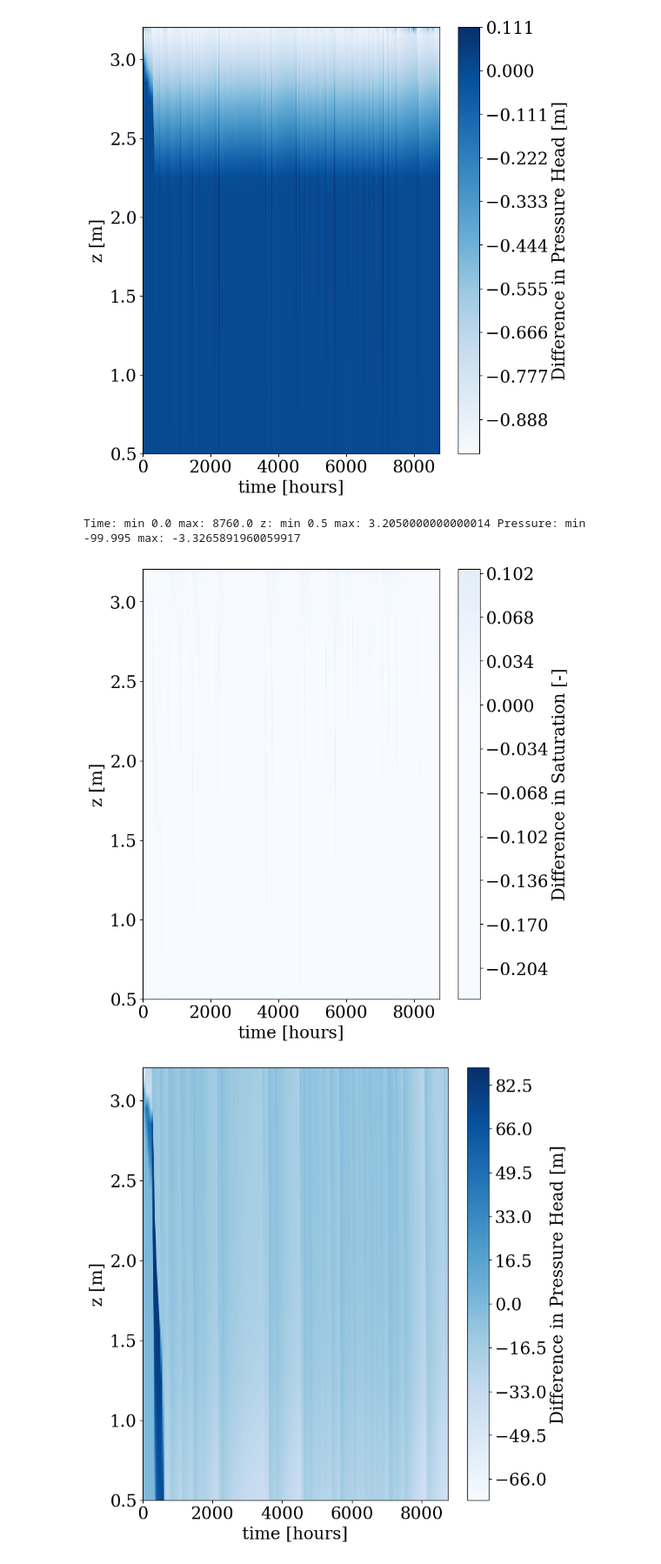
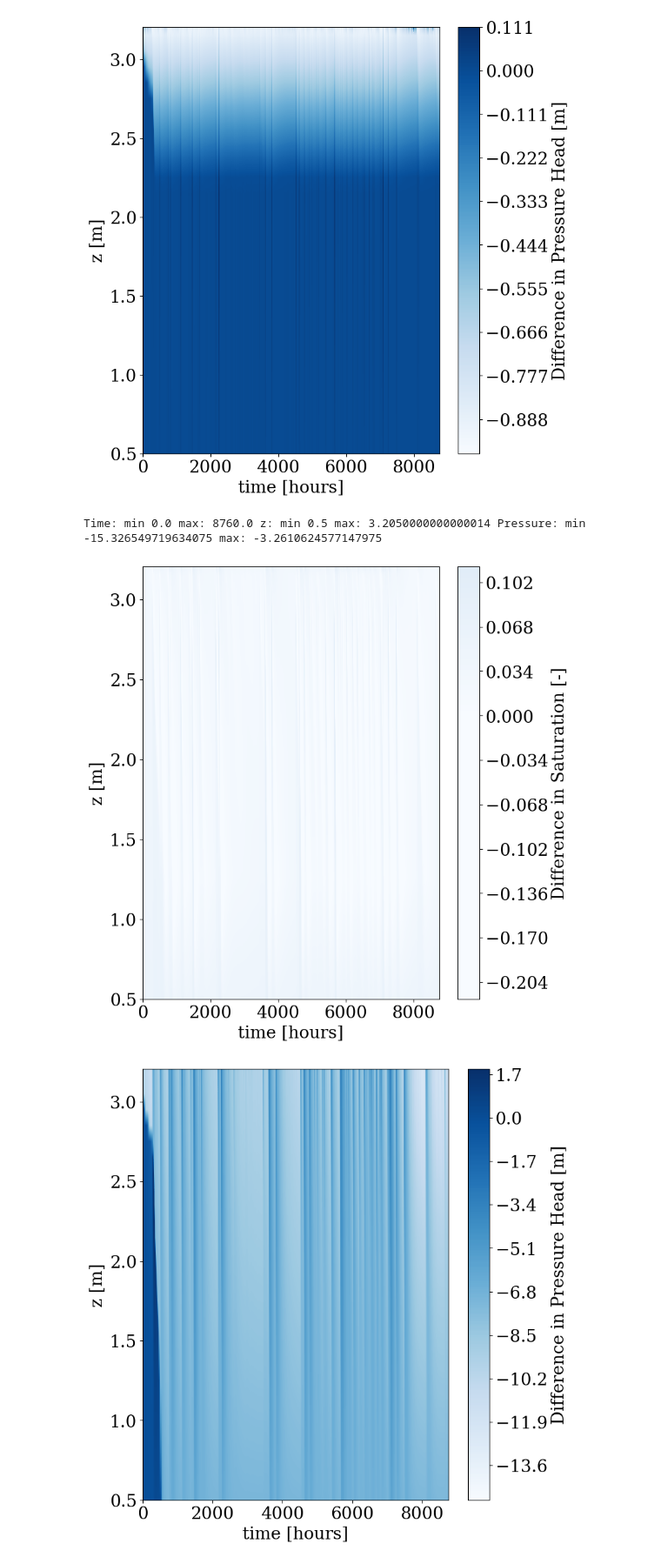
Before and after one commit to mashadab/ParFlow-project, a Jupyter notebook: pfclm_sc/PFCLM_SC_water_balance_analysis_final_single_script.ipynb, the cells around one changed output. Shown at 87% size. Saved outputs shown, nothing was run; the diff lists cells and outputs as text; code cells hidden in the pictures.

```diff
--- a/pfclm_sc/PFCLM_SC_water_balance_analysis_final_single_script.ipynb
+++ b/pfclm_sc/PFCLM_SC_water_balance_analysis_final_single_script.ipynb
@@ -788,9 +788,9 @@ for variable in variable_array:
         title = "Mannings"
 
     if variable == "satur":
-        im = plt.contourf(time_array_plot,z_array,satur2_data_array-satur100_data_array,400, cmap='Blues',vmin=0,vmax=1.0)
+        im = plt.contourf(time_array_plot,z_array,satur2_data_array-satur100_data_array,400, cmap='Blues',vmin=0,vmax=1.0,antialiased=False,edgecolor='face')
     else:
-        im = plt.contourf(time_array_plot,z_array,press2_data_array-press100_data_array,400, cmap='Blues')
+        im = plt.contourf(time_array_plot,z_array,press2_data_array-press100_data_array,400, cmap='Blues',antialiased=False,edgecolor='face')
     plt.xlabel(f"time [hours]")
     cbar = fig.colorbar(im)
 
@@ -798,7 +798,7 @@ for variable in variable_array:
     plt.ylabel('z [m]')
     plt.tight_layout(pad=0.4, w_pad=0.5, h_pad=1.0)
     plt.legend(loc='best', frameon=False)
-    plt.savefig(f'{variable}_contour_difference_depthvstime_WTD-1_alpha_2_100.pdf',bbox_inches='tight', dpi = 600)
+    plt.savefig(f'{variable}_contour_difference_depthvstime_WTD-1_alpha_2_10.pdf',bbox_inches='tight', dpi = 600)
 # %% [output]
 Time: min 0.0 max: 8760.0 z: min 0.5 max: 3.2050000000000014 Pressure: min -1.1017093915491094 max: 1.7205039659323131
 [figure]
@@ -836,9 +836,9 @@ for variable in variable_array:
         title = "Mannings"
 
     if variable == "satur":
-        im = plt.contourf(time_array_plot,z_array,satur2_data_array-satur100_data_array,400, cmap='Blues',vmin=0,vmax=1.0)
+        im = plt.contourf(time_array_plot,z_array,satur2_data_array-satur100_data_array,400, cmap='Blues',vmin=0,vmax=1.0,antialiased=False,edgecolor='face')
     else:
-        im = plt.contourf(time_array_plot,z_array,press2_data_array-press100_data_array,400, cmap='Blues')
+        im = plt.contourf(time_array_plot,z_array,press2_data_array-press100_data_array,400, cmap='Blues',antialiased=False,edgecolor='face')
     plt.xlabel(f"time [hours]")
     cbar = fig.colorbar(im)
 
@@ -853,8 +853,8 @@ Time: min 0.0 max: 8760.0 z: min 0.5 max: 3.2050000000000014 Pressure: min -12.4
 [figure]
 # %%
 #Compare the two contours
-#WTD = -100m
-data = np.load('press_contour_alpha2_WTD_-100.npz')
+#WTD = -10m
+data = np.load('press_contour_alpha2_WTD_-10.npz')
 #print(data)
 time_array_plot = data['arr_0']; z_array = data['arr_1']; press2_data_array = data['arr_2']
 print('Time: min',np.min(time_array_plot), 'max:',np.max(time_array_plot), 'z: min',np.min(z_array), 'max:',np.max(z_array), 'Pressure: min',np.min(press2_data_array), 'max:',np.max(press2_data_array) )
@@ -862,9 +862,9 @@ print('Time: min',np.min(time_array_plot), 'max:',np.max(time_array_plot), 'z: m
 # plt.contourf(time_array_plot,z_array,press2_data_array,400, cmap='Blues',vmin=0,vmax=1.0)
 # plt.colorbar()
 # plt.show
-data = np.load('satur_contour_alpha2_WTD_-100.npz');   satur2_data_array   = data['arr_2']
-data = np.load('press_contour_alpha100_WTD_-100.npz'); press100_data_array = data['arr_2']
-data = np.load('satur_contour_alpha100_WTD_-100.npz'); satur100_data_array = data['arr_2']
+data = np.load('satur_contour_alpha2_WTD_-10.npz');   satur2_data_array   = data['arr_2']
+data = np.load('press_contour_alpha100_WTD_-10.npz'); press100_data_array = data['arr_2']
+data = np.load('satur_contour_alpha100_WTD_-10.npz'); satur100_data_array = data['arr_2']
 
 variable_array = ["satur","press"] #satur or press
 
@@ -884,9 +884,9 @@ for variable in variable_array:
         title = "Mannings"
 
     if variable == "satur":
-        im = plt.contourf(time_array_plot,z_array,satur2_data_array-satur100_data_array,400, cmap='Blues',vmin=0,vmax=1.0)
+        im = plt.contourf(time_array_plot,z_array,satur2_data_array-satur100_data_array,400, cmap='Blues',vmin=0,vmax=1.0,antialiased=False,edgecolor='face')
     else:
-        im = plt.contourf(time_array_plot,z_array,press2_data_array-press100_data_array,400, cmap='Blues')
+        im = plt.contourf(time_array_plot,z_array,press2_data_array-press100_data_array,400, cmap='Blues',antialiased=False,edgecolor='face')
     plt.xlabel(f"time [hours]")
     cbar = fig.colorbar(im)
 
@@ -894,5 +894,5 @@ for variable in variable_array:
     plt.ylabel('z [m]')
     plt.tight_layout(pad=0.4, w_pad=0.5, h_pad=1.0)
     plt.legend(loc='best', frameon=False)
-    plt.savefig(f'{variable}_contour_difference_depthvstime_WTD-100_alpha_2_100.pdf',bbox_inches='tight', dpi = 600)
+    plt.savefig(f'{variable}_contour_difference_depthvstime_WTD-10_alpha_2_100.pdf',bbox_inches='tight', dpi = 600)
 # %% [output]
@@ -933,9 +933,9 @@ for variable in variable_array:
         title = "Mannings"
 
     if variable == "satur":
-        im = plt.contourf(time_array_plot,z_array,satur2_data_array-satur100_data_array,400, cmap='Blues',vmin=0,vmax=1.0)
+        im = plt.contourf(time_array_plot,z_array,satur2_data_array-satur100_data_array,400, cmap='Blues',vmin=0,vmax=1.0,antialiased=False,edgecolor='face')
     else:
-        im = plt.contourf(time_array_plot,z_array,press2_data_array-press100_data_array,400, cmap='Blues')
+        im = plt.contourf(time_array_plot,z_array,press2_data_array-press100_data_array,400, cmap='Blues',antialiased=False,edgecolor='face')
     plt.xlabel(f"time [hours]")
     cbar = fig.colorbar(im)
 
@@ -951,7 +951,7 @@ Time: min 0.0 max: 8760.0 z: min 0.5 max: 3.2050000000000014 Pressure: min -1.02
 # %%
 #Compare the two contours
 #WTD = -100m
-data = np.load('press_contour_alpha0.5_WTD_-100.npz')
+data = np.load('press_contour_alpha0.5_WTD_-10.npz')
 #print(data)
 time_array_plot = data['arr_0']; z_array = data['arr_1']; press2_data_array = data['arr_2']
 print('Time: min',np.min(time_array_plot), 'max:',np.max(time_array_plot), 'z: min',np.min(z_array), 'max:',np.max(z_array), 'Pressure: min',np.min(press2_data_array), 'max:',np.max(press2_data_array) )
@@ -959,43 +959,43 @@ print('Time: min',np.min(time_array_plot), 'max:',np.max(time_array_plot), 'z: m
 # plt.contourf(time_array_plot,z_array,press2_data_array,400, cmap='Blues',vmin=0,vmax=1.0)
 # plt.colorbar()
 # plt.show
-data = np.load('satur_contour_alpha0.5_WTD_-100.npz');   satur2_data_array = data['arr_2']
-data = np.load('press_contour_alpha100_WTD_-100.npz'); press100_data_array = data['arr_2']
-data = np.load('satur_contour_alpha100_WTD_-100.npz'); satur100_data_array = data['arr_2']
+data = np.load('satur_contour_alpha0.5_WTD_-10.npz');   satur2_data_array = data['arr_2']
+data = np.load('press_contour_alpha100_WTD_-10.npz'); press100_data_array = data['arr_2']
+data = np.load('satur_contour_alpha100_WTD_-10.npz'); satur100_data_array = data['arr_2']
 
 variable_array = ["satur","press"] #satur or press
 
 for variable in variable_array:
     fig = plt.figure(figsize=(8,8) , dpi=100)
     if variable == "satur":
         label = "Saturation [-]"
         title = "Saturation [-]"
     elif variable == "press":
         label = "Pressure Head [m]"
         title = "Pressure Head [m]"
     elif variable == "porosity":
         label = "Porosity"
         title = "Porosity"
     elif variable == "mannings":
         label = "Mannings"
         title = "Mannings"
 
     if variable == "satur":
-        im = plt.contourf(time_array_plot,z_array,satur2_data_array-satur100_data_array,400, cmap='Blues',vmin=0,vmax=1.0)
+        im = plt.contourf(time_array_plot,z_array,satur2_data_array-satur100_data_array,400, cmap='Blues',vmin=0,vmax=1.0,antialiased=False,edgecolor='face')
     else:
-        im = plt.contourf(time_array_plot,z_array,press2_data_array-press100_data_array,400, cmap='Blues')
+        im = plt.contourf(time_array_plot,z_array,press2_data_array-press100_data_array,400, cmap='Blues',antialiased=False,edgecolor='face')
     plt.xlabel(f"time [hours]")
     cbar = fig.colorbar(im)
 
     cbar.ax.set_ylabel(f"Difference in {title}")
     plt.ylabel('z [m]')
     plt.tight_layout(pad=0.4, w_pad=0.5, h_pad=1.0)
     plt.legend(loc='best', frameon=False)
     plt.savefig(f'{variable}_contour_difference_depthvstime_WTD-100_alpha_0.5_100.pdf',bbox_inches='tight', dpi = 600)
 # %% [output]
-Time: min 0.0 max: 8760.0 z: min 0.5 max: 3.2050000000000014 Pressure: min -99.995 max: -3.3265891960059917
+Time: min 0.0 max: 8760.0 z: min 0.5 max: 3.2050000000000014 Pressure: min -15.326549719634075 max: -3.2610624577147975
-[figure, old version]
+[figure, new version]
-[figure, old version]
+[figure, new version]
 # %%
 #Same initial saturation
 #Compare the two contours
```
Also changed, not shown: parts of 6 cells of this notebook.
